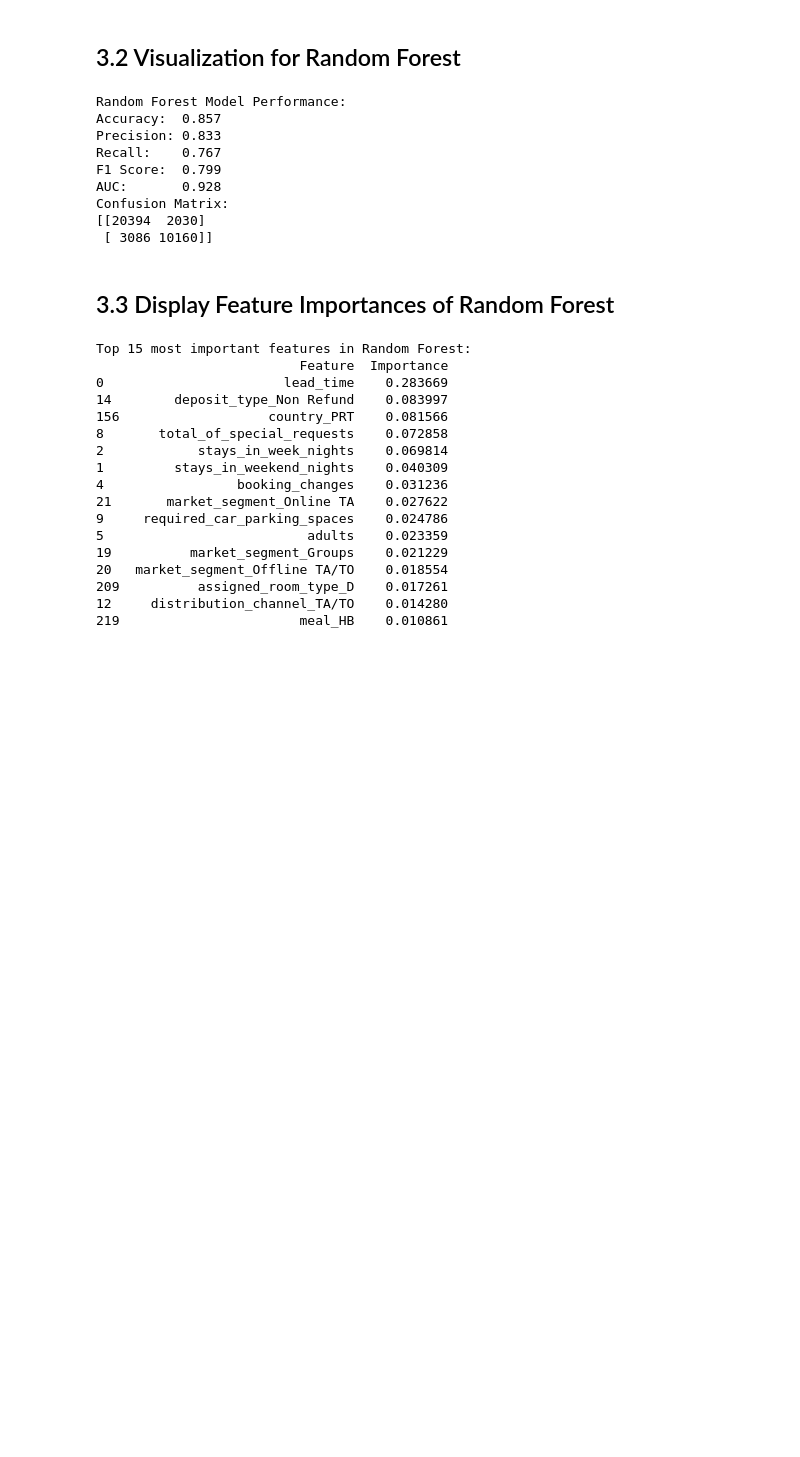
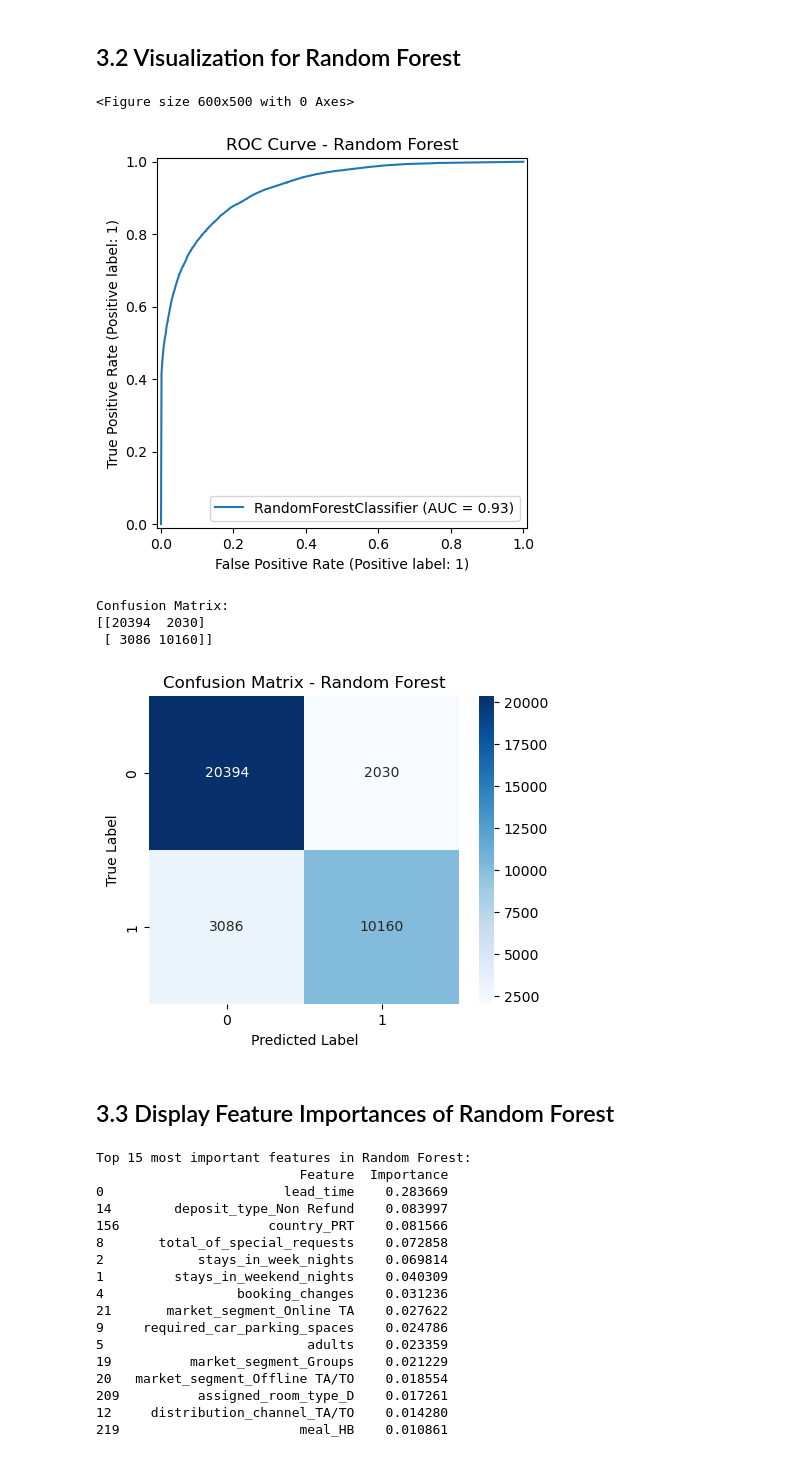
Before and after one commit to QIQI325/Yongqi-Code, a Jupyter notebook: pythonProject/Cancel_Prediction.ipynb, the cells around one changed output. Saved outputs shown, nothing was run; the diff lists cells and outputs as text; code cells hidden in the pictures; blank space fills up the shorter version.

```diff
--- a/pythonProject/Cancel_Prediction.ipynb
+++ b/pythonProject/Cancel_Prediction.ipynb
@@ -238,36 +259,35 @@ y_proba_rf = rf.predict_proba(X_test)[:, 1]
 # %% [markdown]
 ## 3.2  Visualization for Random Forest
 # %%
-from sklearn.metrics import (
-    accuracy_score, precision_score, recall_score, f1_score, roc_auc_score, confusion_matrix
-)
+import matplotlib.pyplot as plt
+import seaborn as sns
+from sklearn.metrics import RocCurveDisplay, confusion_matrix
 
-# Calculate evaluation metrics
-accuracy_rf = accuracy_score(y_test, y_pred_rf)
-precision_rf = precision_score(y_test, y_pred_rf)
-recall_rf = recall_score(y_test, y_pred_rf)
-f1_rf = f1_score(y_test, y_pred_rf)
-auc_rf = roc_auc_score(y_test, y_proba_rf)
-cm_rf = confusion_matrix(y_test, y_pred_rf)
+# Plot ROC curve using from_estimator (recommended for sklearn >= 1.0)
+plt.figure(figsize=(6, 5))
+RocCurveDisplay.from_estimator(rf, X_test, y_test)
+plt.title("ROC Curve - Random Forest")
+plt.show()
 
-print("Random Forest Model Performance:")
-print(f"Accuracy:  {accuracy_rf:.3f}")
-print(f"Precision: {precision_rf:.3f}")
-print(f"Recall:    {recall_rf:.3f}")
-print(f"F1 Score:  {f1_rf:.3f}")
-print(f"AUC:       {auc_rf:.3f}")
+# Print confusion matrix values
 print("Confusion Matrix:")
-print(cm_rf)
+print(confusion_matrix(y_test, y_pred_rf))
+
+# Plot confusion matrix as heatmap
+cm = confusion_matrix(y_test, y_pred_rf)
+plt.figure(figsize=(5, 4))
+sns.heatmap(cm, annot=True, fmt='d', cmap='Blues')
+plt.xlabel("Predicted Label")
+plt.ylabel("True Label")
+plt.title("Confusion Matrix - Random Forest")
+plt.show()
 # %% [output]
-Random Forest Model Performance:
-Accuracy:  0.857
-Precision: 0.833
-Recall:    0.767
-F1 Score:  0.799
-AUC:       0.928
-Confusion Matrix:
-[[20394  2030]
- [ 3086 10160]]
+<Figure size 600x500 with 0 Axes>
+[figure, added]
+Confusion Matrix:
+[[20394  2030]
+ [ 3086 10160]]
+[figure, added]
 # %% [markdown]
 ## 3.3 Display Feature Importances of Random Forest
 # %%
```
Also changed, not shown: parts of 19 cells of this notebook.
